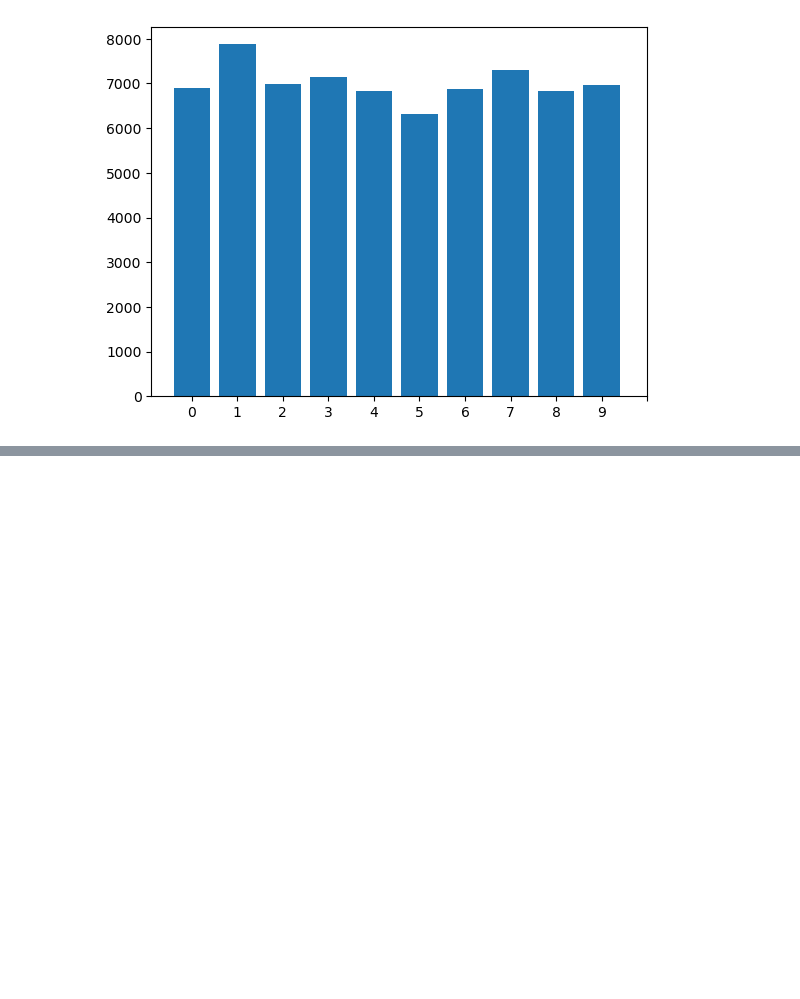
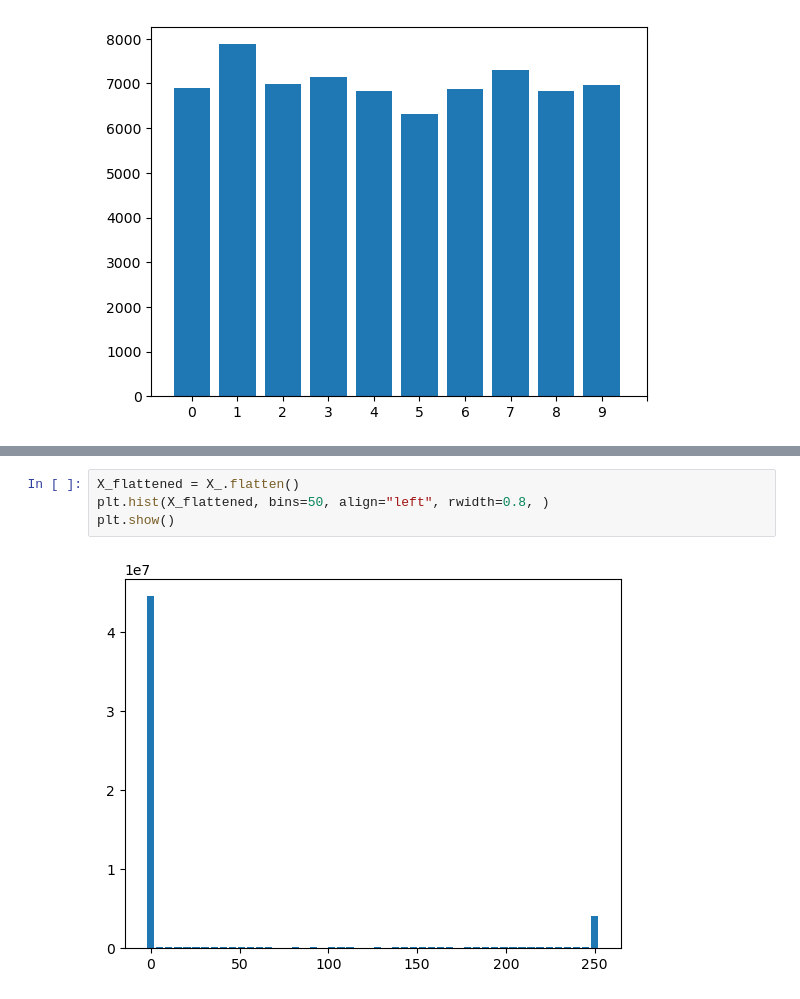
Before and after one commit to F-Fer/HOML-3_Exercises, a Jupyter notebook: MySolutions/Chapter-3/Chapter-3.ipynb, the cells around one changed output, grey strips where cells are left out. Saved outputs shown, nothing was run; the diff lists cells and outputs as text; blank space fills up the shorter version.

```diff
--- a/MySolutions/Chapter-3/Chapter-3.ipynb
+++ b/MySolutions/Chapter-3/Chapter-3.ipynb
@@ -57,0 +146,6 @@ Seems to be pretty well distributed, but 1 and 7 stick out slightly
+# %%
+X_flattened = X_.flatten()
+plt.hist(X_flattened, bins=50, align="left", rwidth=0.8, )
+plt.show()
+# %% [output]
+[figure, added]
```
Also changed, not shown: parts of 23 cells of this notebook, 1 other file.
